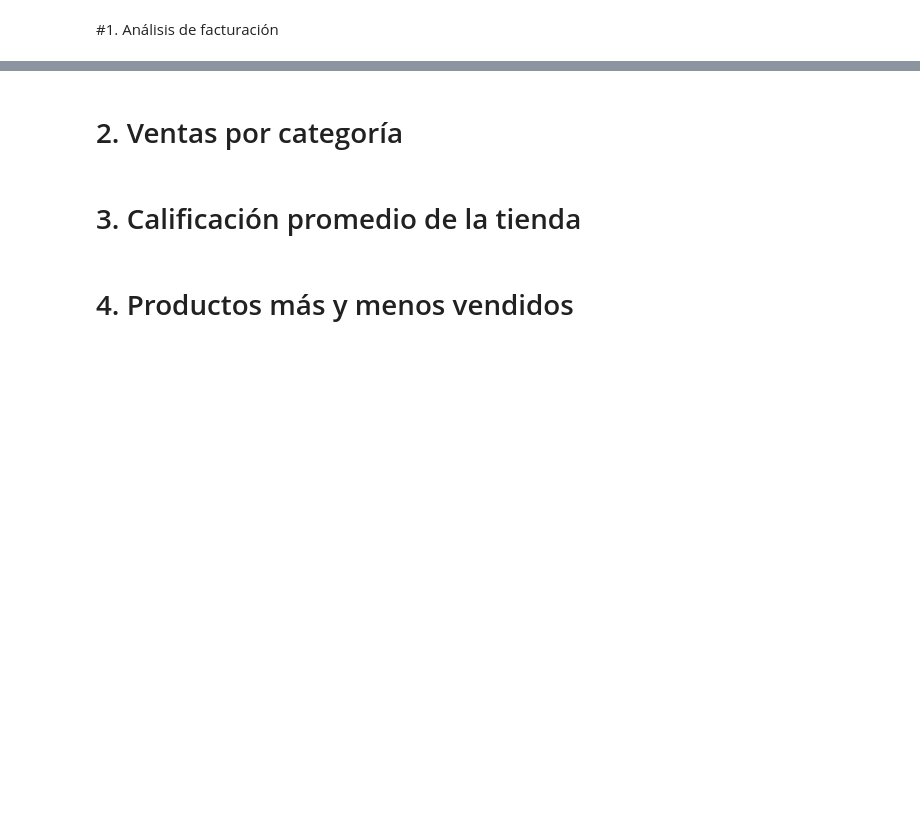
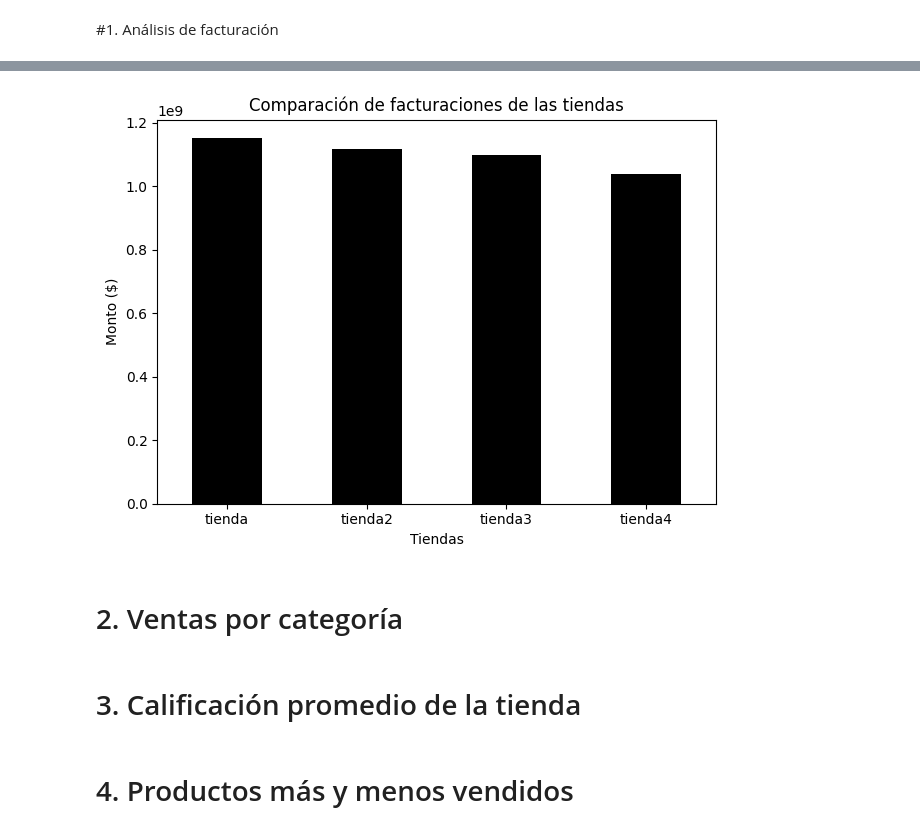
Before and after one commit to ayelar/challenge-alura-store, a Jupyter notebook: AluraStoreLatam.ipynb, the cells around one changed output, grey strips where cells are left out. Cells and saved outputs as stored; diff of their text form; code cells hidden in the pictures; blank space fills up the shorter version.

```diff
--- a/AluraStoreLatam.ipynb
+++ b/AluraStoreLatam.ipynb
@@ -28,3 +75,20 @@ tienda.head()
+# %%
+df.plot(
+    x='Tienda',
+    y='Facturación',
+    kind='bar',
+    legend=False,
+    color='black'
+)
+
+plt.title('Comparación de facturaciones de las tiendas')
+plt.ylabel('Monto ($)')
+plt.xlabel('Tiendas')
+plt.xticks(rotation=0)
+plt.tight_layout()
+plt.show()
+# %% [output]
+[figure, added]
 # %% [markdown]
 # 2. Ventas por categoría
 # %% [markdown]
```
Also changed, not shown: parts of 8 cells of this notebook.
